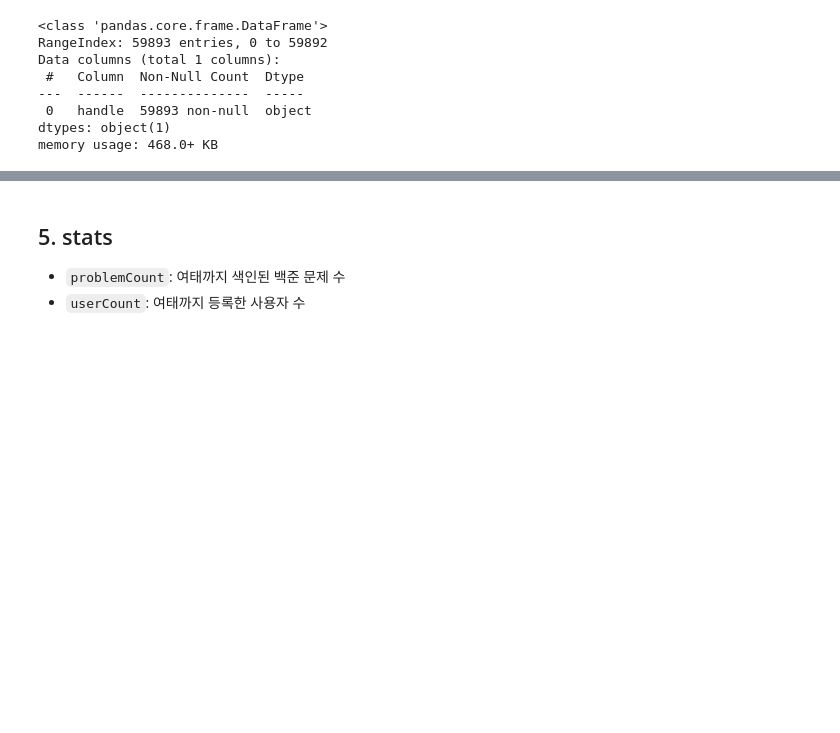
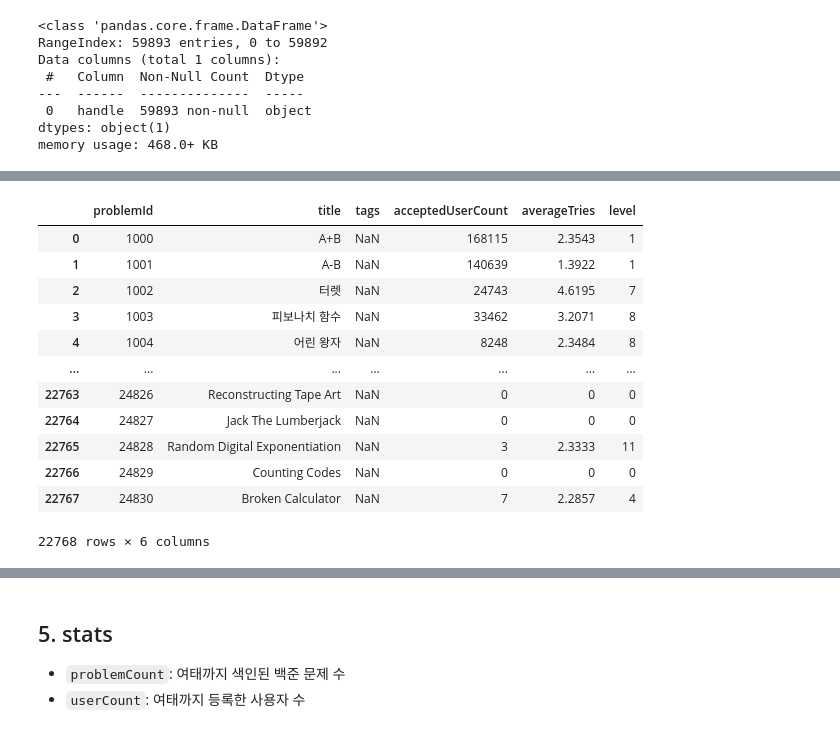
Before and after one commit to Capstone-Algo-Recommendation/ML-recommendation, a Jupyter notebook: data/get_data.ipynb, the cells around one changed output, grey strips where cells are left out. Drawn from its saved outputs; the diff is of its cells as text; code cells hidden in the pictures; blank space fills up the shorter version.

```diff
--- a/data/get_data.ipynb
+++ b/data/get_data.ipynb
@@ -89,0 +256,21 @@ memory usage: 468.0+ KB
+# %%
+col = ['title', 'acceptedUserCount', 'averageTries', 'level']
+dic = [titles, acceptedUserCounts, averageTries, levels]
+for i in range(len(dic)):
+  for key, value in dic[i].items():
+    problemMeta.loc[problemMeta.problemId==key,col[i]] = value
+problemMeta
+# %% [output]
+|  | problemId | title | tags | acceptedUserCount | averageTries | level |
+| 0 | 1000 | A+B | NaN | 168115 | 2.3543 | 1 |
+| 1 | 1001 | A-B | NaN | 140639 | 1.3922 | 1 |
+| 2 | 1002 | 터렛 | NaN | 24743 | 4.6195 | 7 |
+| 3 | 1003 | 피보나치 함수 | NaN | 33462 | 3.2071 | 8 |
+| 4 | 1004 | 어린 왕자 | NaN | 8248 | 2.3484 | 8 |
+| ... | ... | ... | ... | ... | ... | ... |
+| 22763 | 24826 | Reconstructing Tape Art | NaN | 0 | 0 | 0 |
+| 22764 | 24827 | Jack The Lumberjack | NaN | 0 | 0 | 0 |
+| 22765 | 24828 | Random Digital Exponentiation | NaN | 3 | 2.3333 | 11 |
+| 22766 | 24829 | Counting Codes | NaN | 0 | 0 | 0 |
+| 22767 | 24830 | Broken Calculator | NaN | 7 | 2.2857 | 4 |
+22768 rows × 6 columns
```
Also changed, not shown: parts of 21 cells of this notebook.
